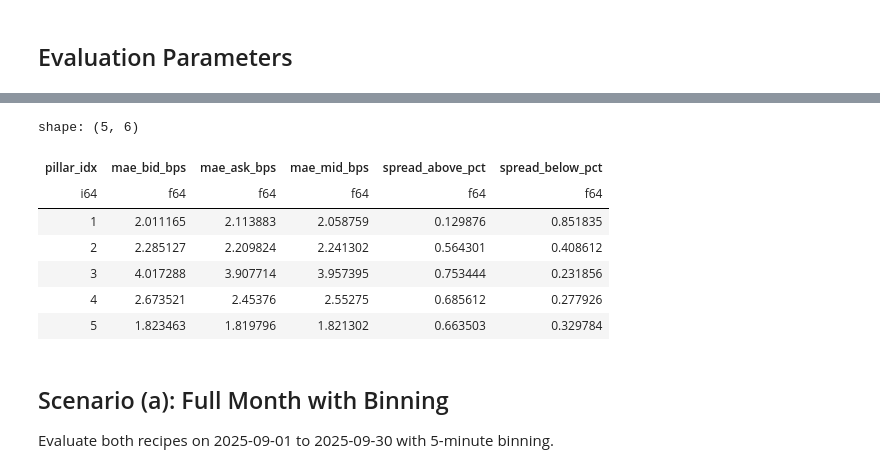
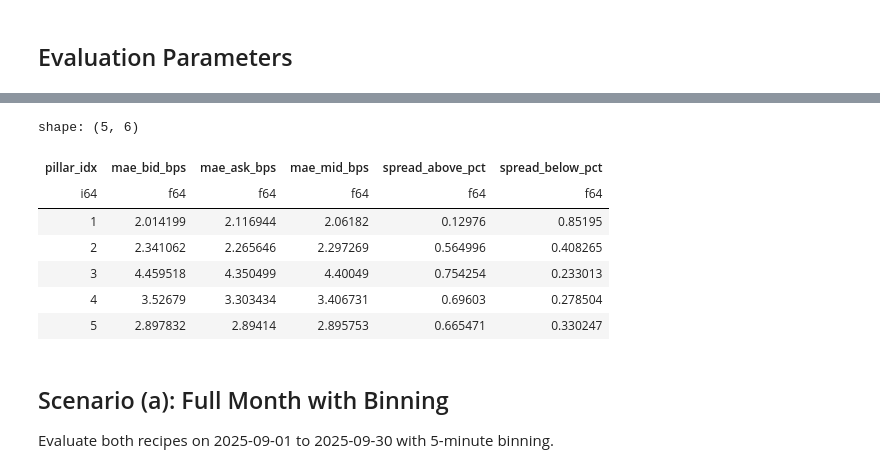
Before and after one commit to PascalAndreas/final-year-project, a Jupyter notebook: forwards_evaluation.ipynb, the cells around one changed output, grey strips where cells are left out. Saved outputs shown, nothing was run; the diff lists cells and outputs as text; code cells hidden in the pictures.

```diff
--- a/forwards_evaluation.ipynb
+++ b/forwards_evaluation.ipynb
@@ -85,9 +162,10 @@ lf_options = store.get(
 # %%
-lf_errors = evaluate_pillar_fit(
+lf_loeo = evaluate_loeo(
     store=store,
-    dates=dates_month,
+    dates=dates_month,  # First 3 days only
     inst_family=inst_family,
     forwards_recipe=recipes['kalman'],
     binning=binning_month,
+    verbose=True,
 )
 # %% [output]
@@ -108,23 +237,21 @@ Assigning kalman forwards to 30 dates using kalman forwards
 # %%
-df_errors = lf_errors.collect()
-df_errors = df_errors.filter(pl.col('pillar_idx') != 0)
-metrics = df_errors.group_by(['pillar_idx']).agg([
+metrics = lf_loeo.group_by(['pillar_idx']).agg([
     pl.col('error_bid_bps').mean().alias('mae_bid_bps'),
     pl.col('error_ask_bps').mean().alias('mae_ask_bps'),
     pl.col('error_mid_bps').mean().alias('mae_mid_bps'),
     ((pl.col('F_ask_obs') < pl.col('F_bid_pred')).sum() / pl.len()).alias('spread_above_pct'),
     ((pl.col('F_bid_obs') > pl.col('F_ask_pred')).sum() / pl.len()).alias('spread_below_pct'),
-])
+]).collect()
 metrics.sort('pillar_idx').head()
 # %% [output]
 shape: (5, 6)
 | pillar_idx | mae_bid_bps | mae_ask_bps | mae_mid_bps | spread_above_pct | spread_below_pct |
 | i64 | f64 | f64 | f64 | f64 | f64 |
-| 1 | 2.011165 | 2.113883 | 2.058759 | 0.129876 | 0.851835 |
-| 2 | 2.285127 | 2.209824 | 2.241302 | 0.564301 | 0.408612 |
-| 3 | 4.017288 | 3.907714 | 3.957395 | 0.753444 | 0.231856 |
-| 4 | 2.673521 | 2.45376 | 2.55275 | 0.685612 | 0.277926 |
-| 5 | 1.823463 | 1.819796 | 1.821302 | 0.663503 | 0.329784 |
+| 1 | 2.014199 | 2.116944 | 2.06182 | 0.12976 | 0.85195 |
+| 2 | 2.341062 | 2.265646 | 2.297269 | 0.564996 | 0.408265 |
+| 3 | 4.459518 | 4.350499 | 4.40049 | 0.754254 | 0.233013 |
+| 4 | 3.52679 | 3.303434 | 3.406731 | 0.69603 | 0.278504 |
+| 5 | 2.897832 | 2.89414 | 2.895753 | 0.665471 | 0.330247 |
 # %% [markdown]
 ## Scenario (a): Full Month with Binning
 
```
Also changed, not shown: parts of 11 cells of this notebook, 9 other files.
